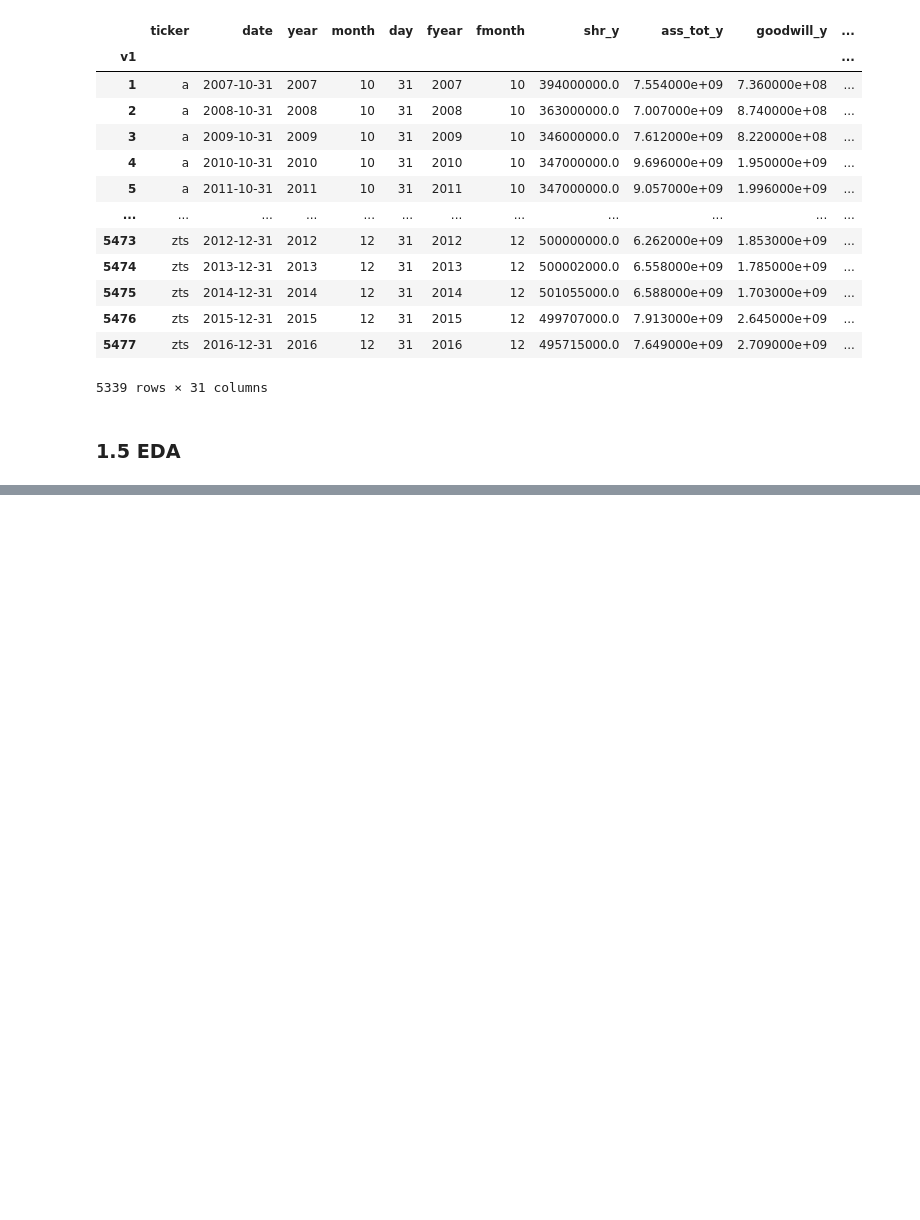
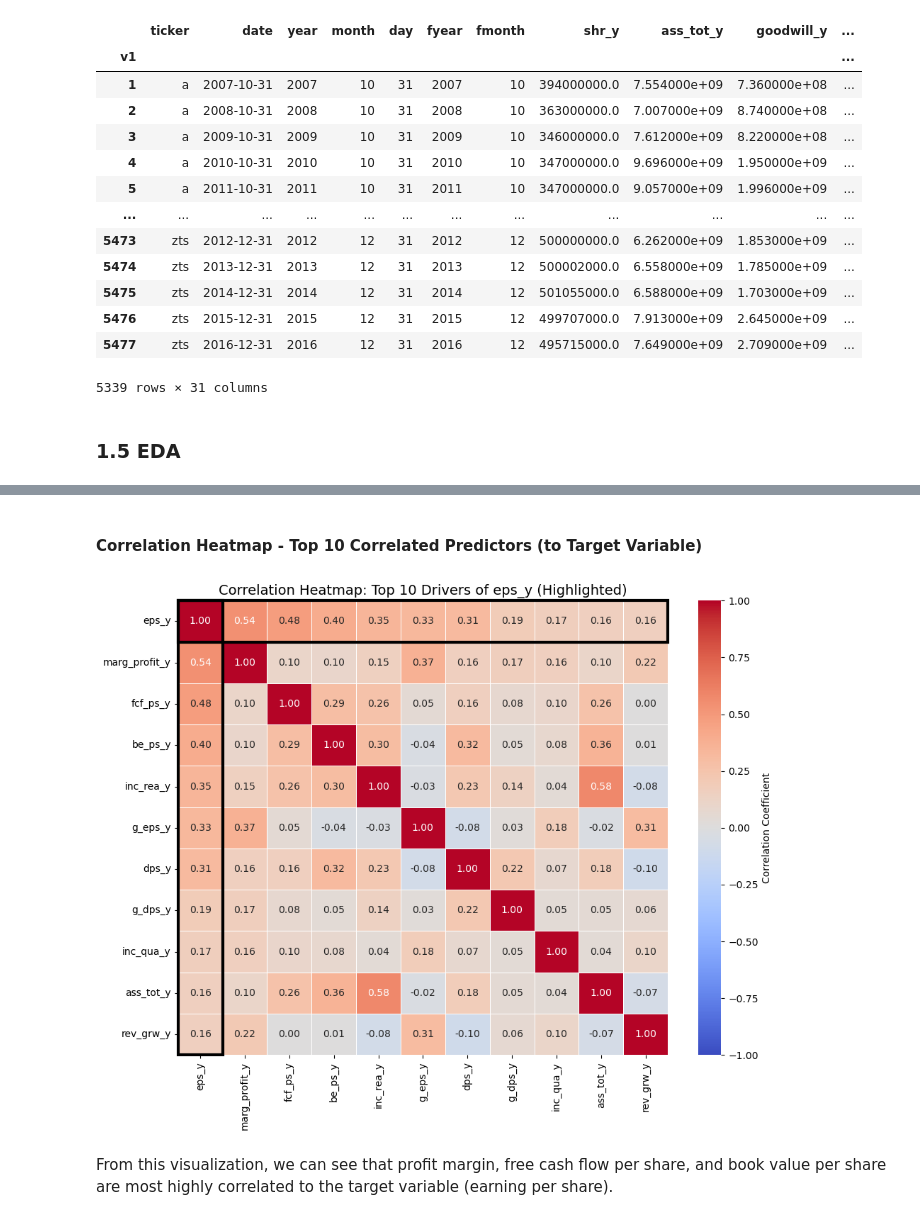
Before and after one commit to mauricebaier/rb_data_exercise, a Jupyter notebook: Assignment.ipynb, the cells around one changed output, grey strips where cells are left out. Drawn from its saved outputs; the diff is of its cells as text; code cells hidden in the pictures; blank space fills up the shorter version.

```diff
--- a/Assignment.ipynb
+++ b/Assignment.ipynb
@@ -478,0 +506,50 @@ Outliers remaining after winsorizing: 0
+# %% [markdown]
+#### Correlation Heatmap - Top 10 Correlated Predictors (to Target Variable)
+# %%
+# 1. Select only numeric columns
+numeric_df = sp500_winsorized.select_dtypes(include=[np.number])
+target = 'eps_y'
+
+# 2. Select Top 10 Features + Target
+if target in numeric_df.columns:
+    # Get correlations
+    correlations = numeric_df.corrwith(numeric_df[target]).abs()
+    # Sort and take top 11 (Target + 10 best predictors)
+    top_features = correlations.sort_values(ascending=False).head(11).index.tolist()
+
+    # 3. Create Heatmap
+    plt.figure(figsize=(10, 8))
+    corr_matrix = numeric_df[top_features].corr()
+
+    # Plot heatmap
+    ax = sns.heatmap(
+        corr_matrix,
+        annot=True,
+        fmt=".2f",
+        cmap='coolwarm',
+        vmin=-1, vmax=1,
+        linewidths=0.5,
+        cbar_kws={'label': 'Correlation Coefficient'}
+    )
+
+    # 4. Highlight the Target Row and Column
+    # Find where 'eps_y' is in the list (it should be index 0, but we check to be safe)
+    target_idx = top_features.index(target)
+    n_vars = len(top_features)
+
+    # Draw Rectangle around the 'eps_y' Column
+    ax.add_patch(Rectangle((target_idx, 0), 1, n_vars, fill=False, edgecolor='black', lw=3, clip_on=False))
+
+    # Draw Rectangle around the 'eps_y' Row
+    ax.add_patch(Rectangle((0, target_idx), n_vars, 1, fill=False, edgecolor='black', lw=3, clip_on=False))
+
+    plt.title(f"Correlation Heatmap: Top 10 Drivers of {target} (Highlighted)", fontsize=14)
+    plt.tight_layout()
+    plt.show()
+
+else:
+    print(f"Target '{target}' not found in DataFrame.")
+# %% [output]
+[figure, added]
+# %% [markdown]
+From this visualization, we can see that profit margin, free cash flow per share, and book value per share are most highly correlated to the target variable (earning per share).
```
Also changed, not shown: parts of 5 cells of this notebook.
